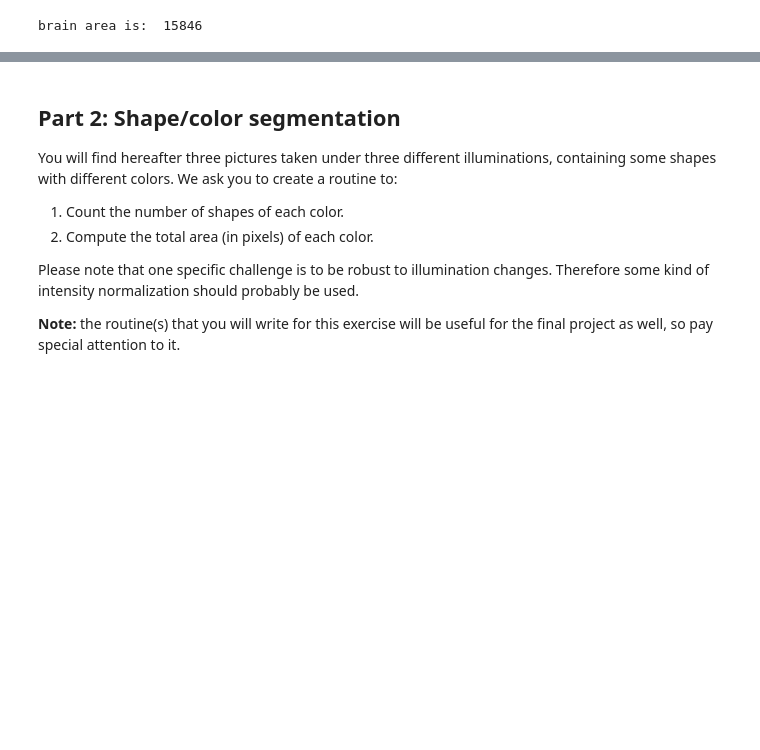
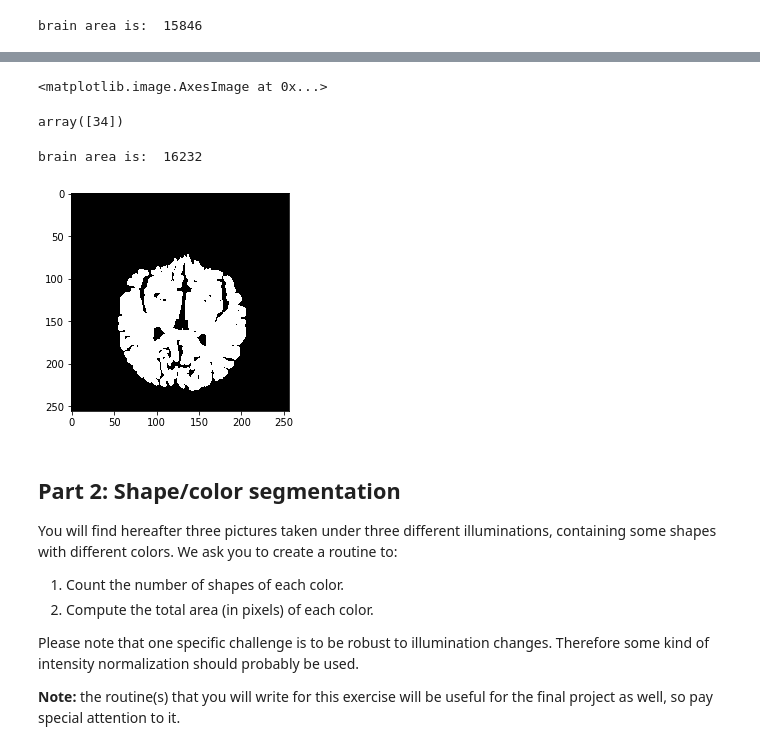
Before and after one commit to Jiang15/Image_analysis_and_pattern-recognition, a Jupyter notebook: Lab 1/lab_01_segmentation.ipynb, the cells around one changed output, grey strips where cells are left out. Saved outputs shown, nothing was run; the diff lists cells and outputs as text; code cells hidden in the pictures; blank space fills up the shorter version.

```diff
--- a/Lab 1/lab_01_segmentation.ipynb
+++ b/Lab 1/lab_01_segmentation.ipynb
@@ -374,3 +411,18 @@ brain area is:  15846
+# %%
+from scipy.stats import mode
+#
+labeled_array, num_features = ndi.label(img_erosion2)
+brain_region_label,_ = mode(labeled_array[labeled_array!=0])
+brain_region = np.where(labeled_array != brain_region_label.item(), 0, img_erosion2)
+brain_region_restored= ndimage.binary_dilation(brain_region, kernel2, iterations=1)
+plt.imshow(brain_region_restored,cmap='gray')
+brain_region_label
+print("brain area is: ", np.sum(brain_region_restored))
+# %% [output]
+<matplotlib.image.AxesImage at 0x...>
+array([34])
+brain area is:  16232
+[figure, added]
 # %% [markdown]
 ## Part 2: Shape/color segmentation
 
```
Also changed, not shown: parts of 6 cells of this notebook.
